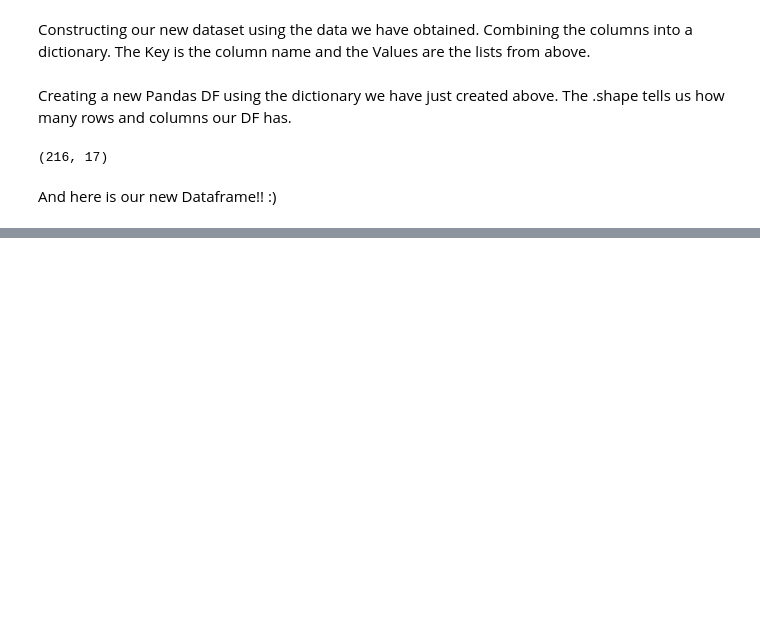
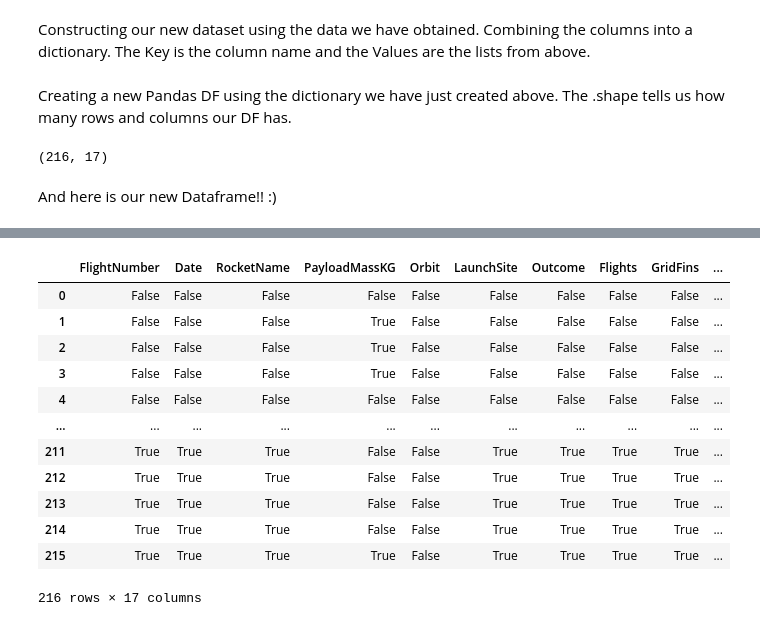
Before and after one commit to AbigailKempson/CFG_final_project, a Jupyter notebook: CFG_Final_Project_Version_1.ipynb, the cells around one changed output, grey strips where cells are left out. Cells and saved outputs as stored; diff of their text form; code cells hidden in the pictures; blank space fills up the shorter version.

```diff
--- a/CFG_Final_Project_Version_1.ipynb
+++ b/CFG_Final_Project_Version_1.ipynb
@@ -328,0 +543,23 @@ dflaunch.head(5)
+# %%
+#Dropped rows where Rocket Name column was empty
+#dflaunch.dropna(subset=['RocketName'])
+# keep gridfins, reused, legs?
+
+dflaunch.isna()
+#to delete landingpad, block, flights
+
+# to fill or delete nan values
+# %% [output]
+|  | FlightNumber | Date | RocketName | PayloadMassKG | Orbit | LaunchSite | Outcome | Flights | GridFins | ... |
+| 0 | False | False | False | False | False | False | False | False | False | ... |
+| 1 | False | False | False | True | False | False | False | False | False | ... |
+| 2 | False | False | False | True | False | False | False | False | False | ... |
+| 3 | False | False | False | True | False | False | False | False | False | ... |
+| 4 | False | False | False | False | False | False | False | False | False | ... |
+| ... | ... | ... | ... | ... | ... | ... | ... | ... | ... | ... |
+| 211 | True | True | True | False | False | True | True | True | True | ... |
+| 212 | True | True | True | False | False | True | True | True | True | ... |
+| 213 | True | True | True | False | False | True | True | True | True | ... |
+| 214 | True | True | True | False | False | True | True | True | True | ... |
+| 215 | True | True | True | True | False | True | True | True | True | ... |
+216 rows × 17 columns
```
Also changed, not shown: parts of 23 cells of this notebook, 4 other files.
